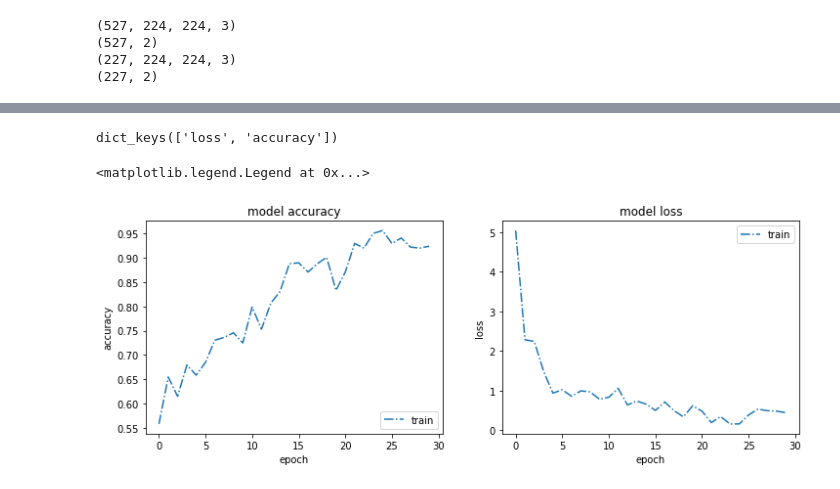
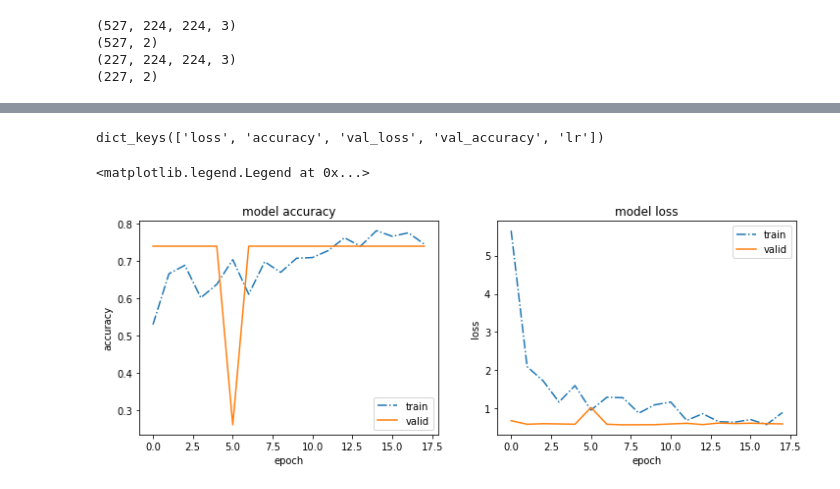
Before and after one commit to washuleru1/ACV-classification, a Jupyter notebook: tf_efficientnet.ipynb, the cells around one changed output, grey strips where cells are left out. Cells and saved outputs as stored; diff of their text form; code cells hidden in the pictures.

```diff
--- a/tf_efficientnet.ipynb
+++ b/tf_efficientnet.ipynb
@@ -144,15 +146,36 @@ print(test_y.shape)
 # %%
 from tensorflow.keras import layers
 from tensorflow.keras.applications import EfficientNetB0
+from keras.callbacks import EarlyStopping, ModelCheckpoint, ReduceLROnPlateau
+
 
 NUM_CLASES = 2
 IMG_SIZE = 224
 size = (IMG_SIZE, IMG_SIZE)
 inputs = layers.Input(shape=(IMG_SIZE,IMG_SIZE,3))
 outputs = EfficientNetB0(include_top=True, weights=None, classes=NUM_CLASES)(inputs)
+reduce_lr = ReduceLROnPlateau(
+    monitor='val_loss',
+    factor=0.5,
+    patience=2,
+    verbose=1,
+    mode='auto',
+    min_lr=1e-3)
+early_stopping = EarlyStopping(
+    monitor='val_loss',
+    patience=5,
+    verbose=1,
+    mode='auto')
+model_checkpoint = ModelCheckpoint(
+    filepath='weights.h5',
+    monitor='val_loss',
+    verbose=1,
+    save_best_only=True,
+    save_weights_only=True,
+    mode='auto')
 # %%
 model = tf.keras.Model(inputs, outputs)
-model.compile(optimizer="adam", loss="categorical_crossentropy", metrics=["accuracy"])
+model.compile(optimizer="adam", loss="binary_crossentropy", metrics=["accuracy"])
 model.summary()
-hist = model.fit(train_x, train_y, epochs=30, verbose=2)
+hist = model.fit(train_x, train_y, epochs=20, verbose=2, validation_data=(test_x, test_y), callbacks=[reduce_lr, early_stopping, model_checkpoint])
 # %% [output]
@@ -198,22 +221,24 @@ Test Accuracy = 0.7180616855621338
 # %%
 hist.history.keys()
 # %% [output]
-dict_keys(['loss', 'accuracy'])
+dict_keys(['loss', 'accuracy', 'val_loss', 'val_accuracy', 'lr'])
 # %%
 plt.figure(figsize=(12,4))
 plt.subplot(1,2,(1))
 plt.plot(hist.history['accuracy'],linestyle='-.')
+plt.plot(hist.history['val_accuracy'])
 
 plt.title('model accuracy')
 plt.ylabel('accuracy')
 plt.xlabel('epoch')
 plt.legend(['train', 'valid'], loc='lower right')
 plt.subplot(1,2,(2))
 plt.plot(hist.history['loss'],linestyle='-.')
+plt.plot(hist.history['val_loss'])
 plt.title('model loss')
 plt.ylabel('loss')
 plt.xlabel('epoch')
 plt.legend(['train', 'valid'], loc='upper right')
 # %% [output]
 <matplotlib.legend.Legend at 0x...>
-[figure, old version]
+[figure, new version]
```
Also changed, not shown: parts of 5 cells of this notebook, 1 other file.
